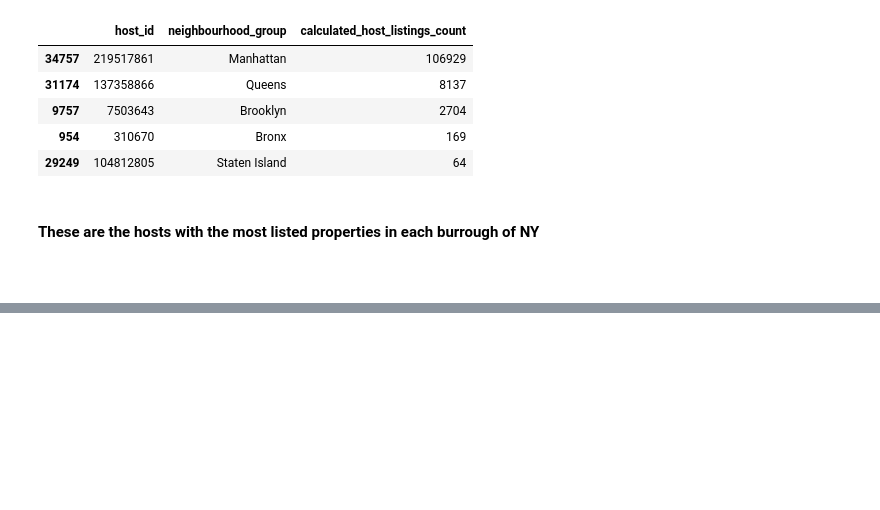
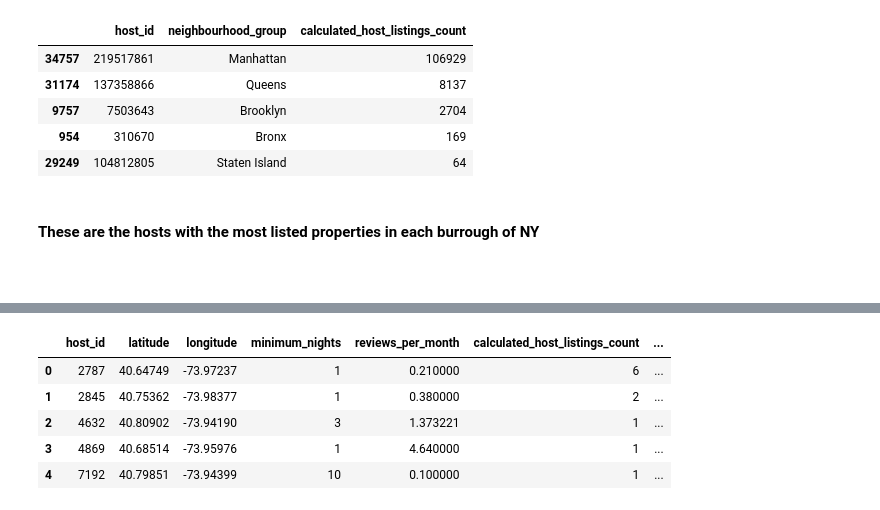
Before and after one commit to zdhxmo/Data-Science-Portfolio, a Jupyter notebook: airBNB NYC Price Prediction/airBNB nyc analysis.ipynb, the cells around one changed output, grey strips where cells are left out. Saved outputs shown, nothing was run; the diff lists cells and outputs as text; code cells hidden in the pictures; blank space fills up the shorter version.

```diff
--- a/airBNB NYC Price Prediction/airBNB nyc analysis.ipynb
+++ b/airBNB NYC Price Prediction/airBNB nyc analysis.ipynb
@@ -358,0 +368,12 @@ host_with_most_listings[hosts_df].sort_values(by='calculated_host_listings_count
+# %%
+df_2 = df.copy()
+df_2['Price'] = df.price
+df_2.drop(['price', 'neighbourhood_group', 'neighbourhood', 'room_type'], axis=1, inplace=True)
+df_2.head()
+# %% [output]
+|  | host_id | latitude | longitude | minimum_nights | reviews_per_month | calculated_host_listings_count | ... |
+| 0 | 2787 | 40.64749 | -73.97237 | 1 | 0.210000 | 6 | ... |
+| 1 | 2845 | 40.75362 | -73.98377 | 1 | 0.380000 | 2 | ... |
+| 2 | 4632 | 40.80902 | -73.94190 | 3 | 1.373221 | 1 | ... |
+| 3 | 4869 | 40.68514 | -73.95976 | 1 | 4.640000 | 1 | ... |
+| 4 | 7192 | 40.79851 | -73.94399 | 10 | 0.100000 | 1 | ... |
```
Also changed, not shown: parts of 7 cells of this notebook, 1 other file.
